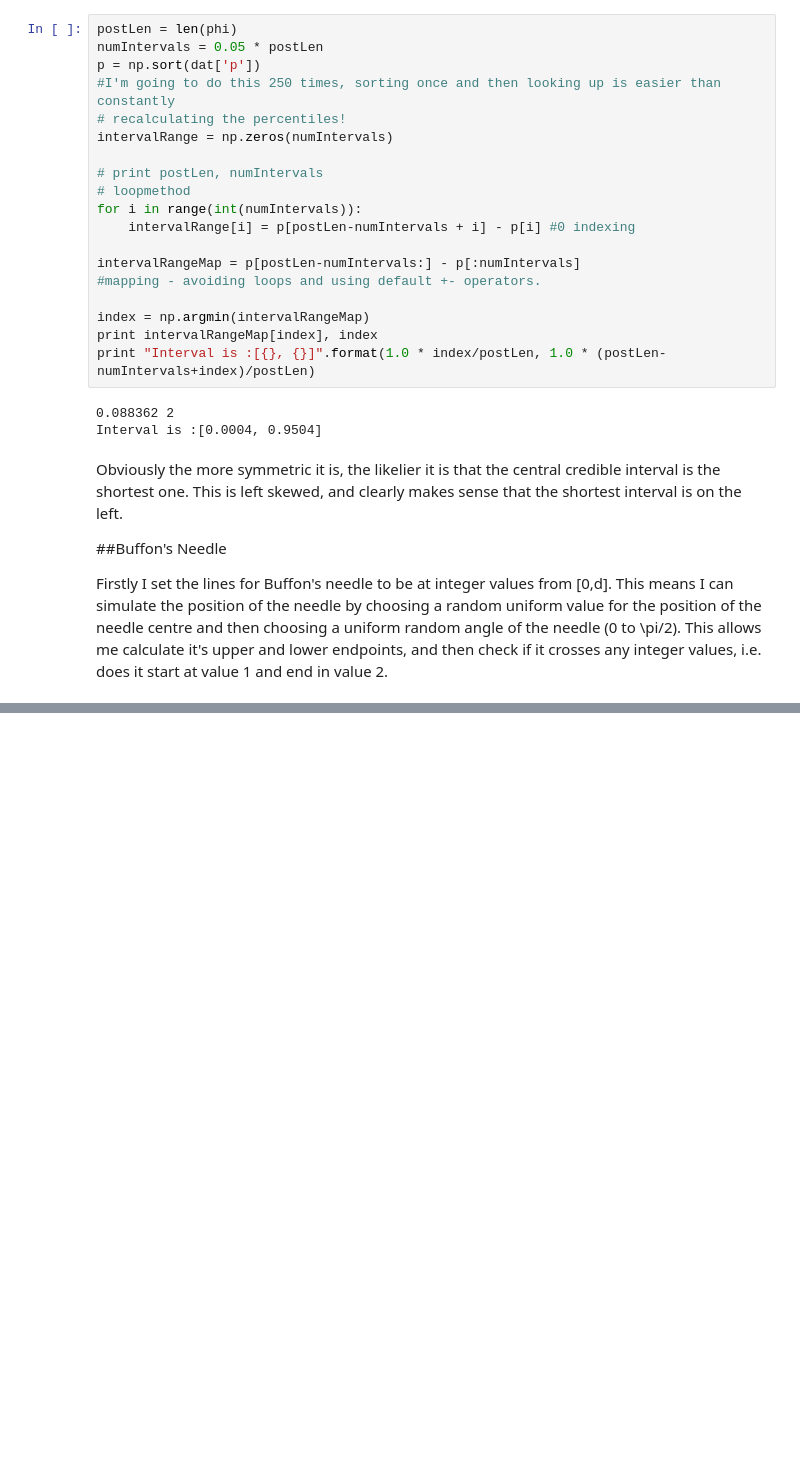
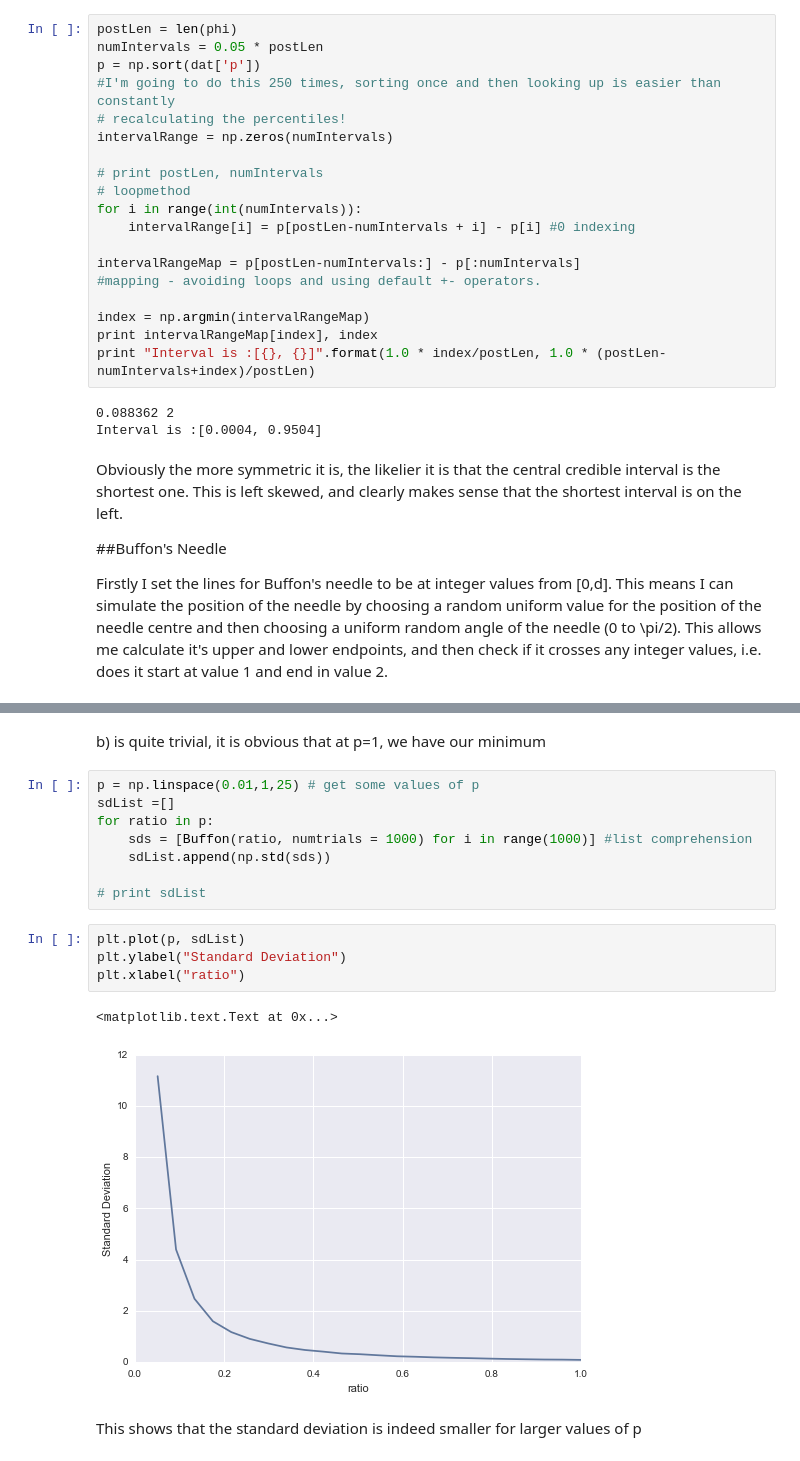
Before and after one commit to nayyarv/BayesInference, a Jupyter notebook: Lab1.ipynb, the cells around one changed output, grey strips where cells are left out. Drawn from its saved outputs; the diff is of its cells as text; blank space fills up the shorter version.

```diff
--- a/Lab1.ipynb
+++ b/Lab1.ipynb
@@ -333,0 +334,19 @@ print Buffon()
+# %% [markdown]
+b) is quite trivial, it is obvious that at p=1, we have our minimum
+# %%
+p = np.linspace(0.01,1,25) # get some values of p
+sdList =[]
+for ratio in p:
+    sds = [Buffon(ratio, numtrials = 1000) for i in range(1000)] #list comprehension
+    sdList.append(np.std(sds))
+
+# print sdList
+# %%
+plt.plot(p, sdList)
+plt.ylabel("Standard Deviation")
+plt.xlabel("ratio")
+# %% [output]
+<matplotlib.text.Text at 0x...>
+[figure, added]
+# %% [markdown]
+This shows that the standard deviation is indeed smaller for larger values of p
```
Also changed, not shown: parts of 10 cells of this notebook, 1 other file.
